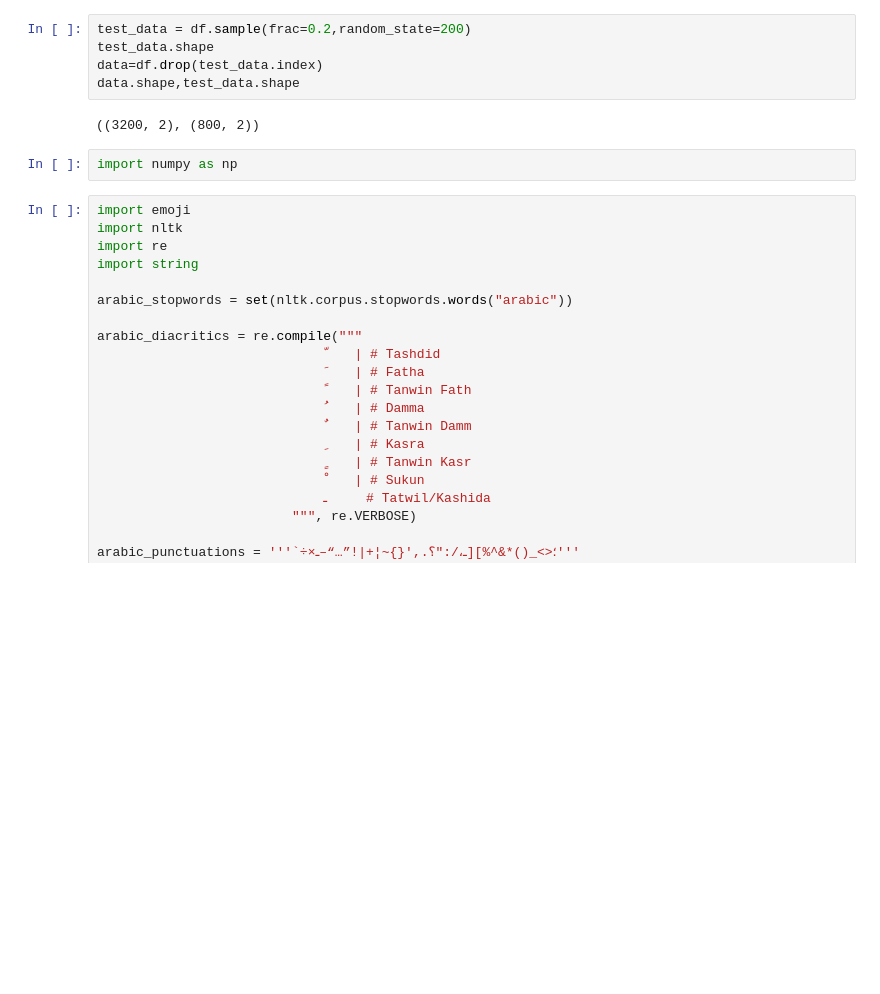
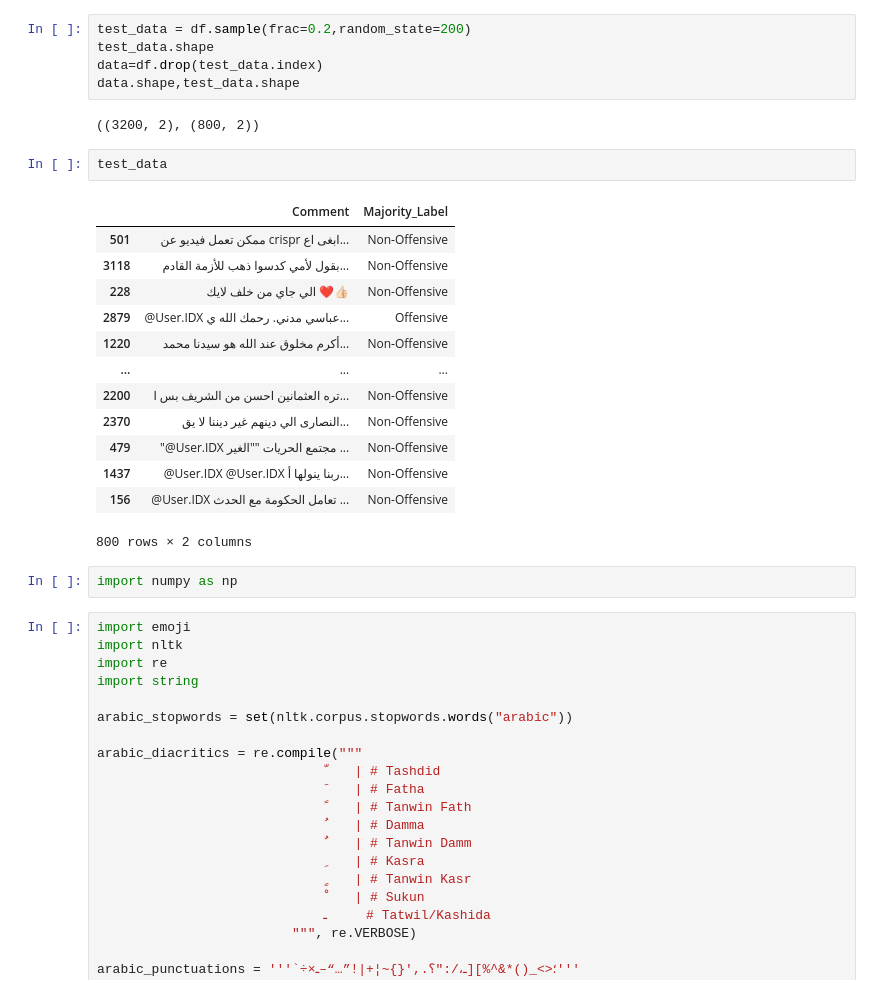
Before and after one commit to Strifee/offensive_Arabic, a Jupyter notebook: offensive.ipynb, the cells around one changed output. Saved outputs shown, nothing was run; the diff lists cells and outputs as text; blank space fills up the shorter version.

```diff
--- a/offensive.ipynb
+++ b/offensive.ipynb
@@ -32,6 +32,22 @@ data=df.drop(test_data.index)
 data.shape,test_data.shape
 # %% [output]
 ((3200, 2), (800, 2))
+# %%
+test_data
+# %% [output]
+|  | Comment | Majority_Label |
+| 501 | ممكن تعمل فيديو عن crispr ابغى اع... | Non-Offensive |
+| 3118 | بقول لأمي كدسوا ذهب للأزمة القادم... | Non-Offensive |
+| 228 | الي جاي من خلف لايك ❤️👍🏻 | Non-Offensive |
+| 2879 | @User.IDX عباسي مدني. رحمك الله ي... | Offensive |
+| 1220 | أكرم مخلوق عند الله هو سيدنا محمد... | Non-Offensive |
+| ... | ... | ... |
+| 2200 | تره العثمانين احسن من الشريف بس ا... | Non-Offensive |
+| 2370 | النصارى الي دينهم غير ديننا لا يق... | Non-Offensive |
+| 479 | "@User.IDX مجتمع الحريات ""الغير ... | Non-Offensive |
+| 1437 | @User.IDX @User.IDX ربنا ينولها أ... | Non-Offensive |
+| 156 | @User.IDX تعامل الحكومة مع الحدث ... | Non-Offensive |
+800 rows × 2 columns
 # %%
 import numpy as np
 # %%
```
Also changed, not shown: parts of 4 cells of this notebook.
